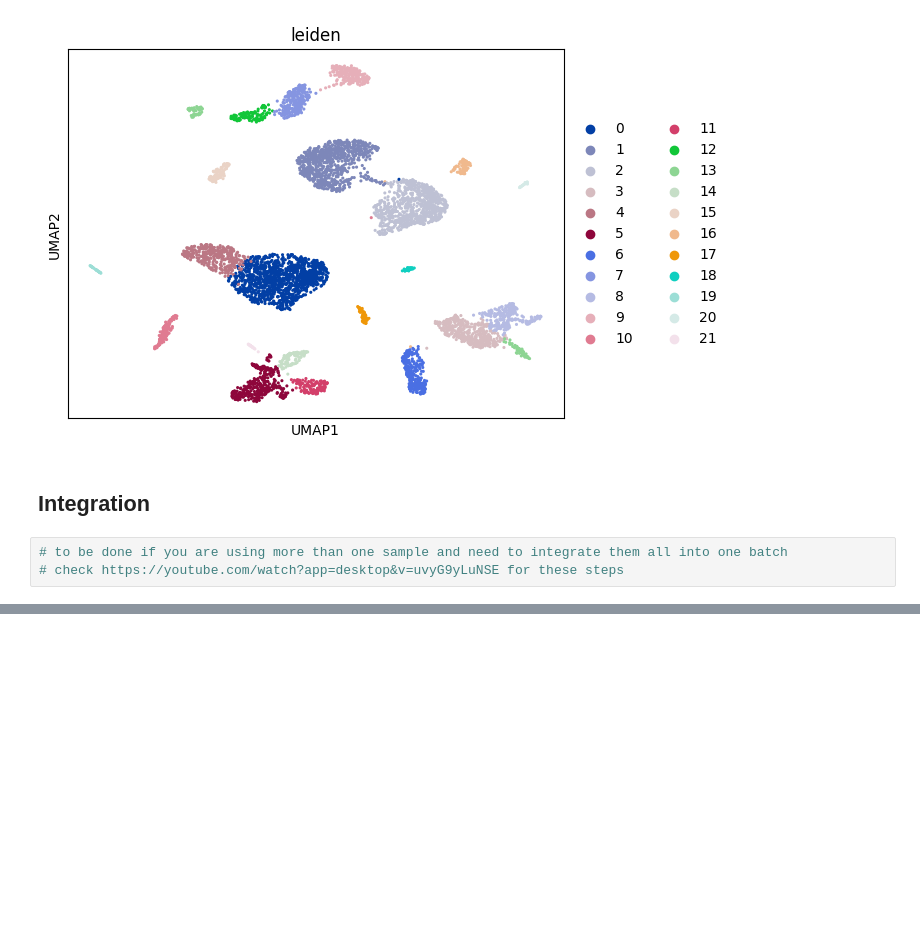
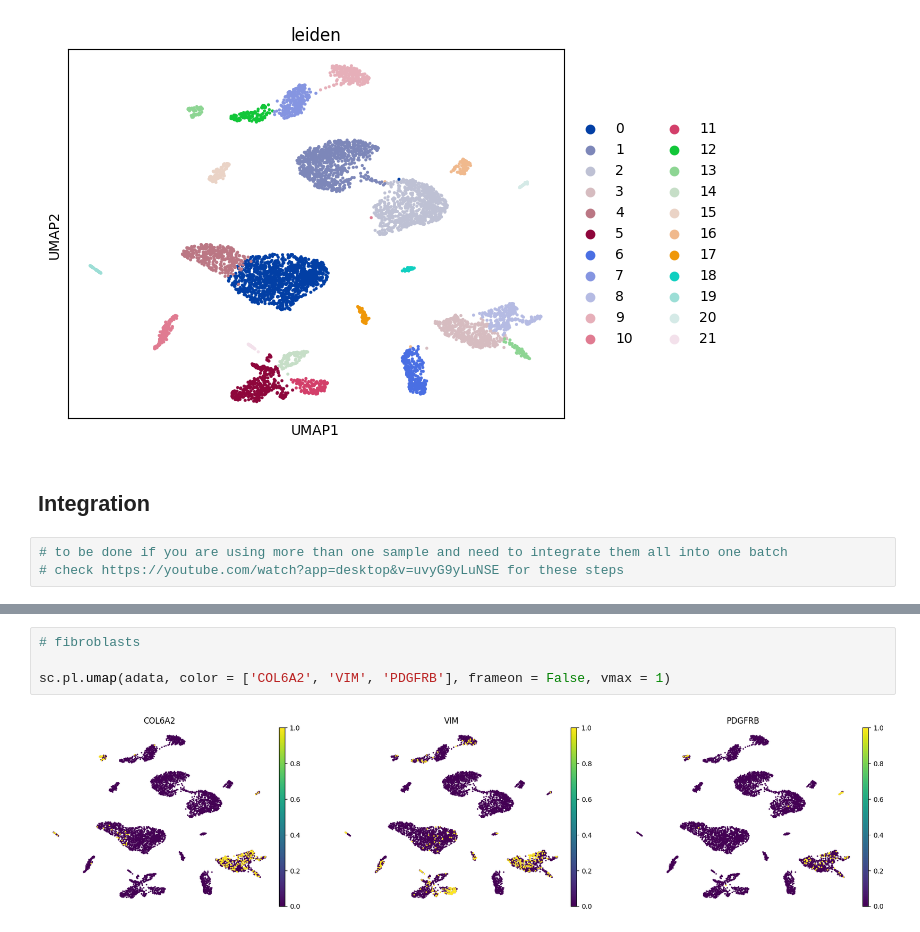
Before and after one commit to twstack/Analysis-Of-Single-Cell-Lung-Atlas-Of-Lethal-COVID-19, a Jupyter notebook: single_cell_analysis.ipynb, the cells around one changed output, grey strips where cells are left out. Drawn from its saved outputs; the diff is of its cells as text; blank space fills up the shorter version.

```diff
--- a/single_cell_analysis.ipynb
+++ b/single_cell_analysis.ipynb
@@ -311,0 +385,6 @@ sc.pl.umap(adata, color=['leiden'])
+# %%
+# fibroblasts
+
+sc.pl.umap(adata, color = ['COL6A2', 'VIM', 'PDGFRB'], frameon = False, vmax = 1)
+# %% [output]
+[figure, added]
```
Also changed, not shown: parts of 26 cells of this notebook.
